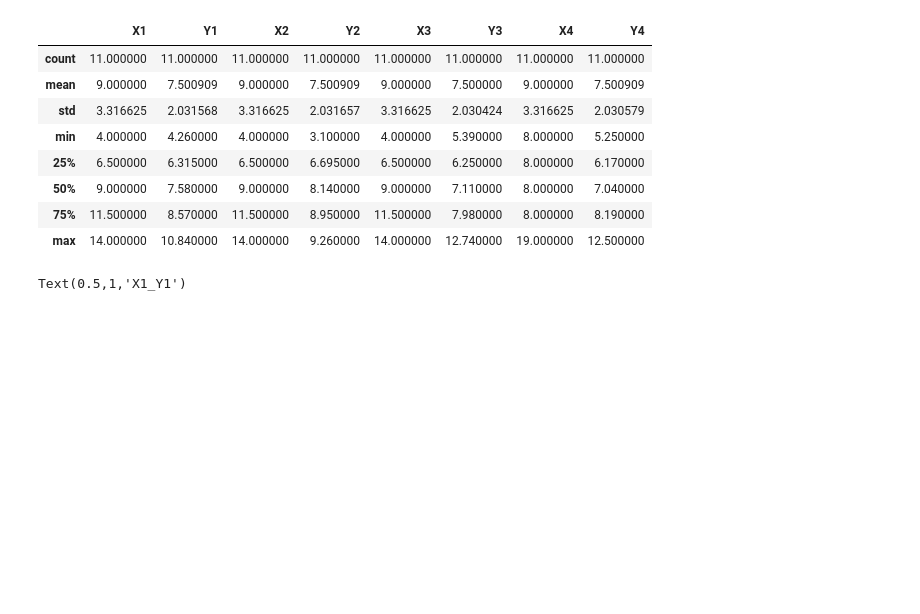
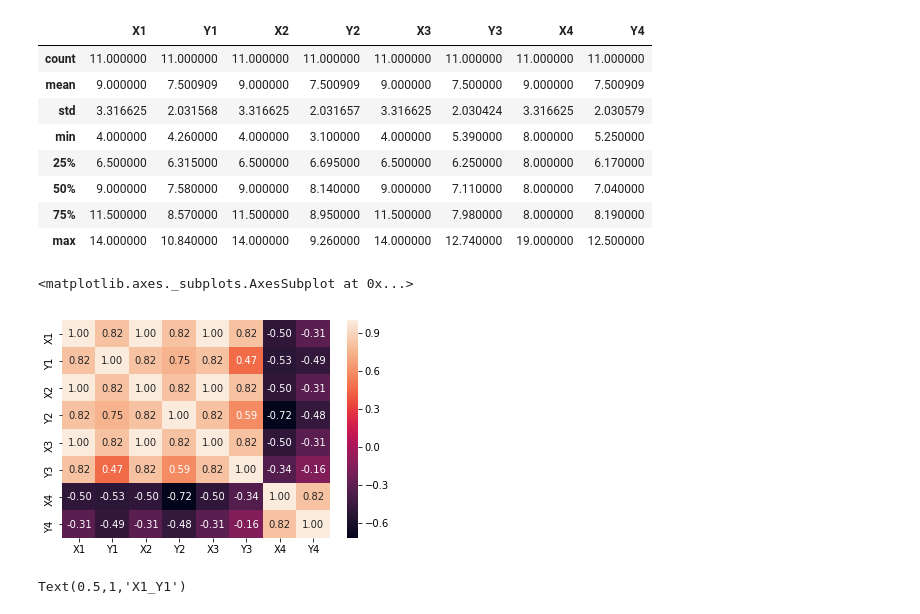
Before and after one commit to donalcarr/DC_Anscombe_dataset, a Jupyter notebook: Anscombe's quartet dataset.ipynb, the cells around one changed output. Cells and saved outputs as stored; diff of their text form; code cells hidden in the pictures; blank space fills up the shorter version.

Commit message:
added heatmap

```diff
--- a/Anscombe's quartet dataset.ipynb
+++ b/Anscombe's quartet dataset.ipynb
@@ -76,6 +76,12 @@ df2.describe()
 | 50% | 9.000000 | 7.580000 | 9.000000 | 8.140000 | 9.000000 | 7.110000 | 8.000000 | 7.040000 |
 | 75% | 11.500000 | 8.570000 | 11.500000 | 8.950000 | 11.500000 | 7.980000 | 8.000000 | 8.190000 |
 | max | 14.000000 | 10.840000 | 14.000000 | 9.260000 | 14.000000 | 12.740000 | 19.000000 | 12.500000 |
+# %%
+# get correlation coefficient: the closer to 1 or minus 1 the stronger the realtionship between the variables
+sns.heatmap(df2.corr(), annot=True, fmt=".2f")
+# %% [output]
+<matplotlib.axes._subplots.AxesSubplot at 0x...>
+[figure, added]
 # %%
 #Import seaborn package for visualizations
 import seaborn as sns
```
Also changed, not shown: parts of 3 cells of this notebook.
